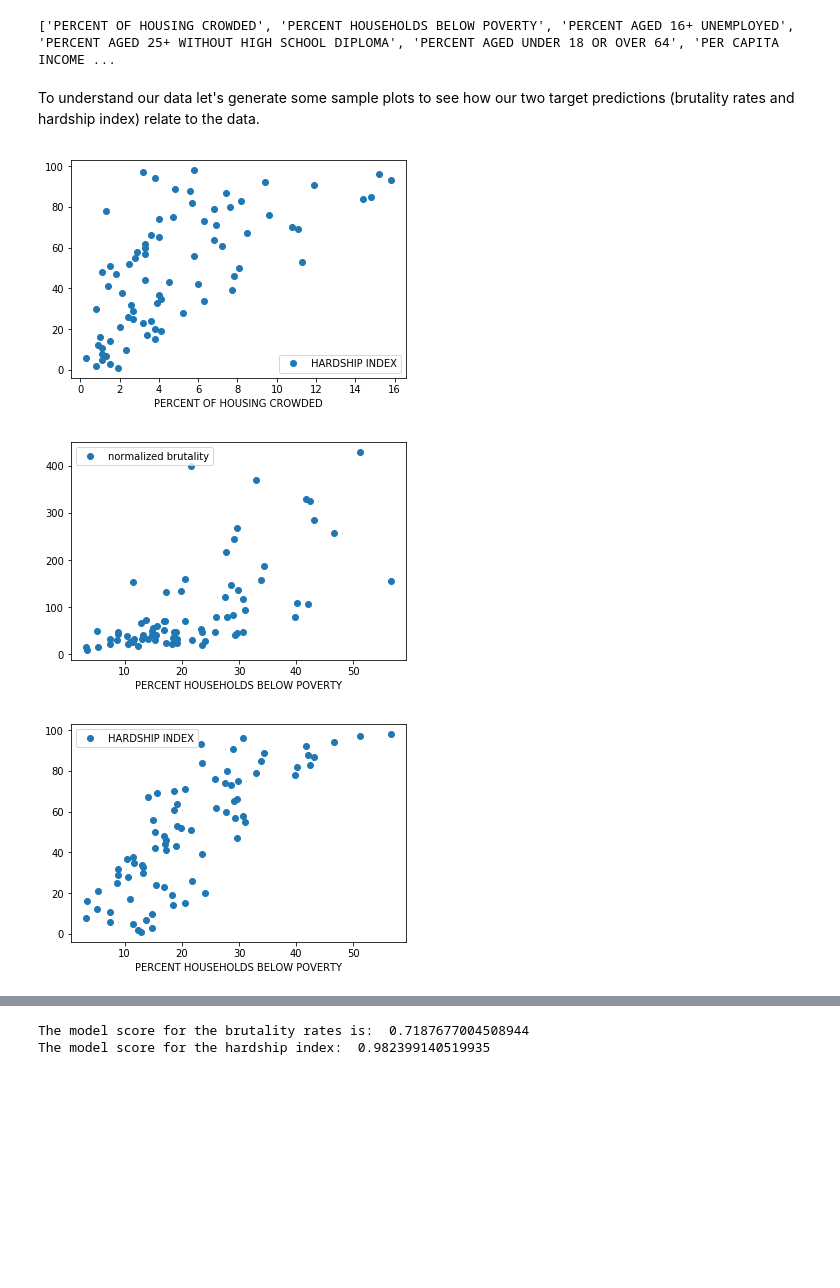
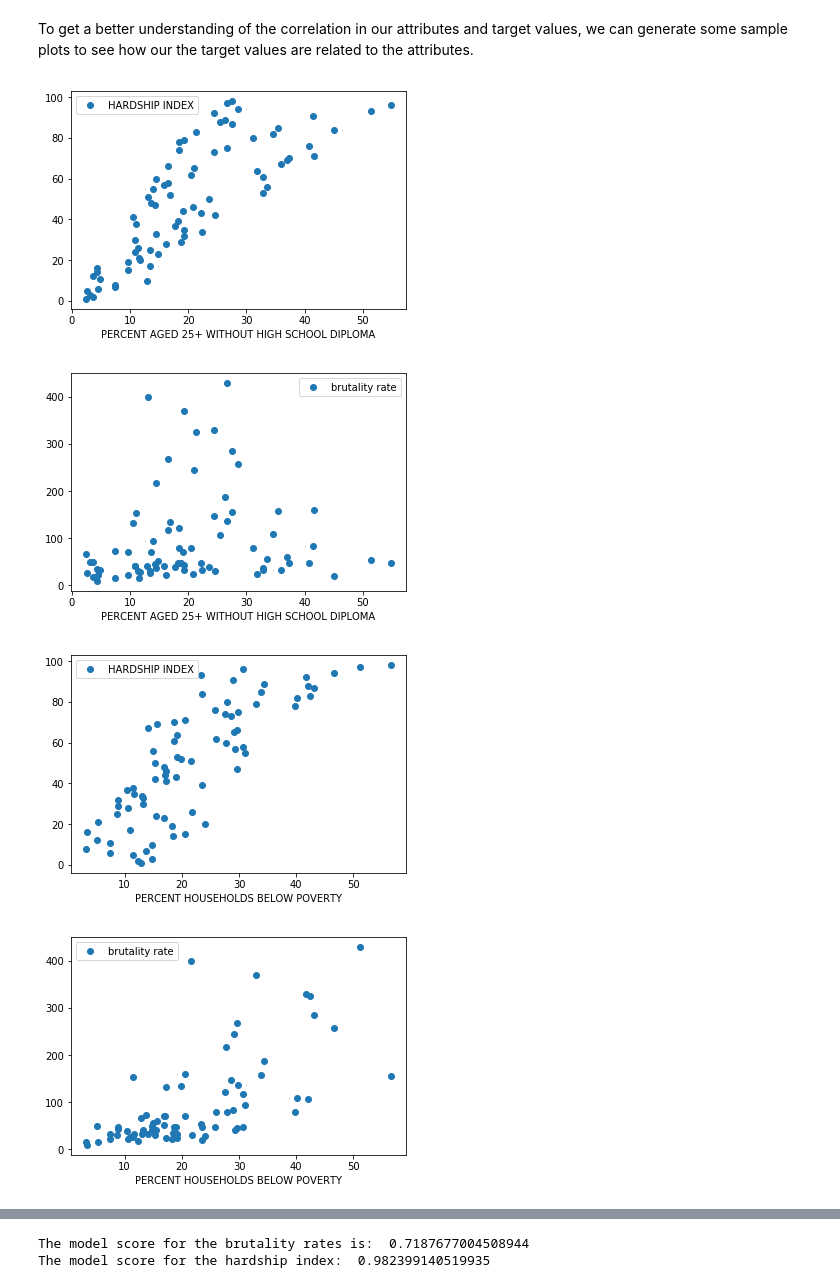
Before and after one commit to ishaanmadan19/EECS-375-Project, a Jupyter notebook: Tim Question.ipynb, the cells around one changed output, grey strips where cells are left out. Saved outputs shown, nothing was run; the diff lists cells and outputs as text; code cells hidden in the pictures; blank space fills up the shorter version.

```diff
--- a/Tim Question.ipynb
+++ b/Tim Question.ipynb
@@ -15,4 +15,4 @@ Get the socioeconomic data and police brutality counts from the respective files
 # %%
 economic_df = pd.read_csv("Socioeconomic_DATA.csv")
-police_brutality_df = pd.read_csv("labeled_income_brutality.csv")
+police_brutality_df = pd.read_csv("police_brutality.csv")
 # %% [markdown]
@@ -20,6 +20,6 @@ Here, the to datasets are merged using the community name as the key. Population
 # %%
 economic_vs_brutality_df = economic_df.merge(police_brutality_df, left_on='COMMUNITY AREA NAME', right_on='COMMUNITY AREA NAME', how='left')
-population_df = pd.read_csv("population.csv")
+population_df = pd.read_csv("chicago_population.csv")
 df = economic_vs_brutality_df.merge(population_df, left_on='COMMUNITY AREA NAME', right_on='COMMUNITY AREA NAME', how='left')
-df['normalized brutality'] = (df['sum_police_brutality_count'].astype(float) / df['2010'].astype(float)) * 1000
+df['brutality rate'] = (df['sum_police_brutality_count'].astype(float) / df['2010'].astype(float)) * 1000
 # %% [markdown]
@@ -42,20 +37,18 @@ print(y_brutality.shape)
 (77, 6)
 (77,)
 (77,)
-# %%
-print(list(df));
-# %% [output]
-['PERCENT OF HOUSING CROWDED', 'PERCENT HOUSEHOLDS BELOW POVERTY', 'PERCENT AGED 16+ UNEMPLOYED', 'PERCENT AGED 25+ WITHOUT HIGH SCHOOL DIPLOMA', 'PERCENT AGED UNDER 18 OR OVER 64', 'PER CAPITA INCOME ...
-# %% [markdown]
-To understand our data let's generate some sample plots to see how our two target predictions (brutality rates and hardship index) relate to the data.
+# %% [markdown]
+To get a better understanding of the correlation in our attributes and target values, we can generate some sample plots to see how our the target values are related to the attributes.
 # %%
-df.plot(x='PERCENT OF HOUSING CROWDED', y='HARDSHIP INDEX', style='o');
-df.plot(x='PERCENT HOUSEHOLDS BELOW POVERTY', y='normalized brutality', style='o');
+df.plot(x='PERCENT AGED 25+ WITHOUT HIGH SCHOOL DIPLOMA', y='HARDSHIP INDEX', style='o');
+df.plot(x='PERCENT AGED 25+ WITHOUT HIGH SCHOOL DIPLOMA', y='brutality rate', style='o');
 df.plot(x='PERCENT HOUSEHOLDS BELOW POVERTY', y='HARDSHIP INDEX', style='o');
+df.plot(x='PERCENT HOUSEHOLDS BELOW POVERTY', y='brutality rate', style='o');
 # %% [output]
-[figure, old version]
+[figure, new version]
-[figure, old version]
+[figure, new version]
 [figure]
+[figure, added]
 # %% [markdown]
 Through data preprocessing, we can already see that our data appears to have linear correlation to the hardship index and not to the brutality rates.
 
```
Also changed, not shown: parts of 10 cells of this notebook.
